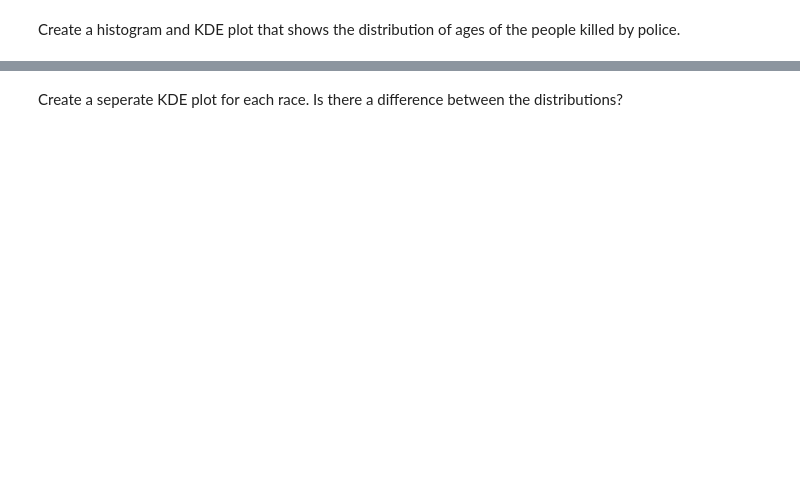
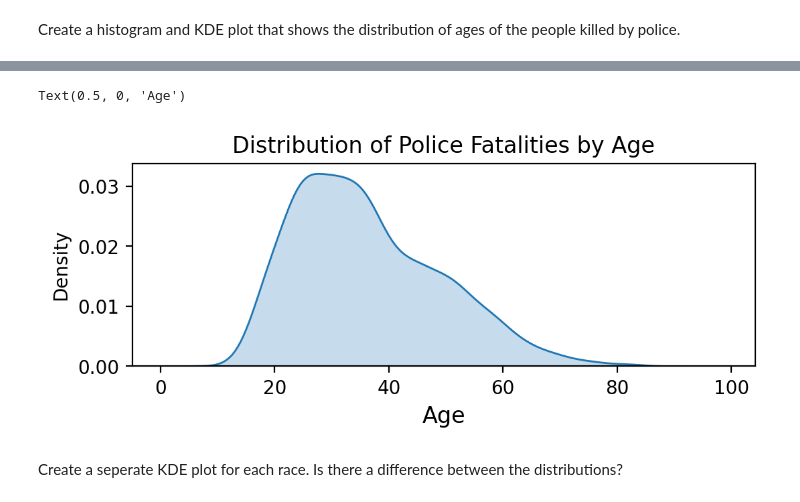
Before and after one commit to tomweinandy/100DaysOfCode, a Jupyter notebook: Projects/Day099/Fatal_Force.ipynb, the cells around one changed output, grey strips where cells are left out. Saved outputs shown, nothing was run; the diff lists cells and outputs as text; code cells hidden in the pictures; blank space fills up the shorter version.

```diff
--- a/Projects/Day099/Fatal_Force.ipynb
+++ b/Projects/Day099/Fatal_Force.ipynb
@@ -595,2 +648,10 @@ Create a histogram and KDE plot that shows the distribution of ages of the peopl
+# %%
+plt.figure(figsize=(6,2), dpi=200)
+sns.kdeplot(df_age['age'], shade=True, clip=(0,100), label='Total')
+plt.title('Distribution of Police Fatalities by Age')
+plt.xlabel('Age', fontsize=12)
+# %% [output]
+Text(0.5, 0, 'Age')
+[figure, added]
 # %% [markdown]
 Create a seperate KDE plot for each race. Is there a difference between the distributions?
```
Also changed, not shown: parts of 12 cells of this notebook.
